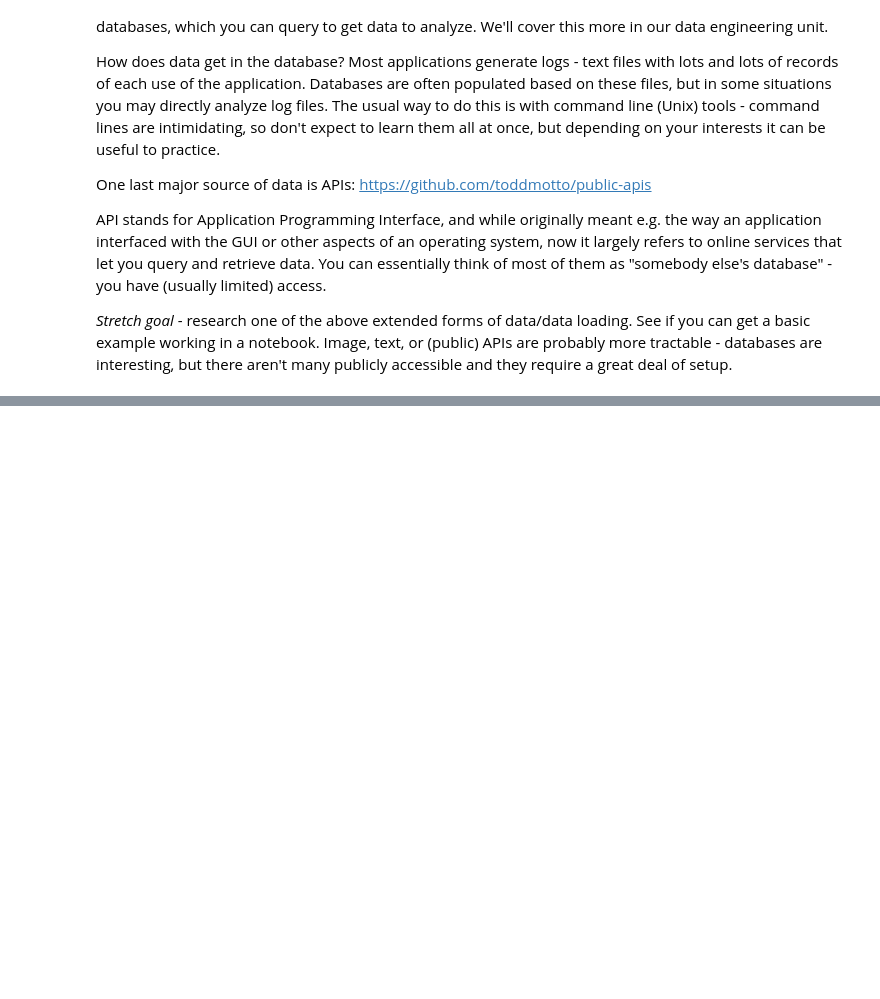
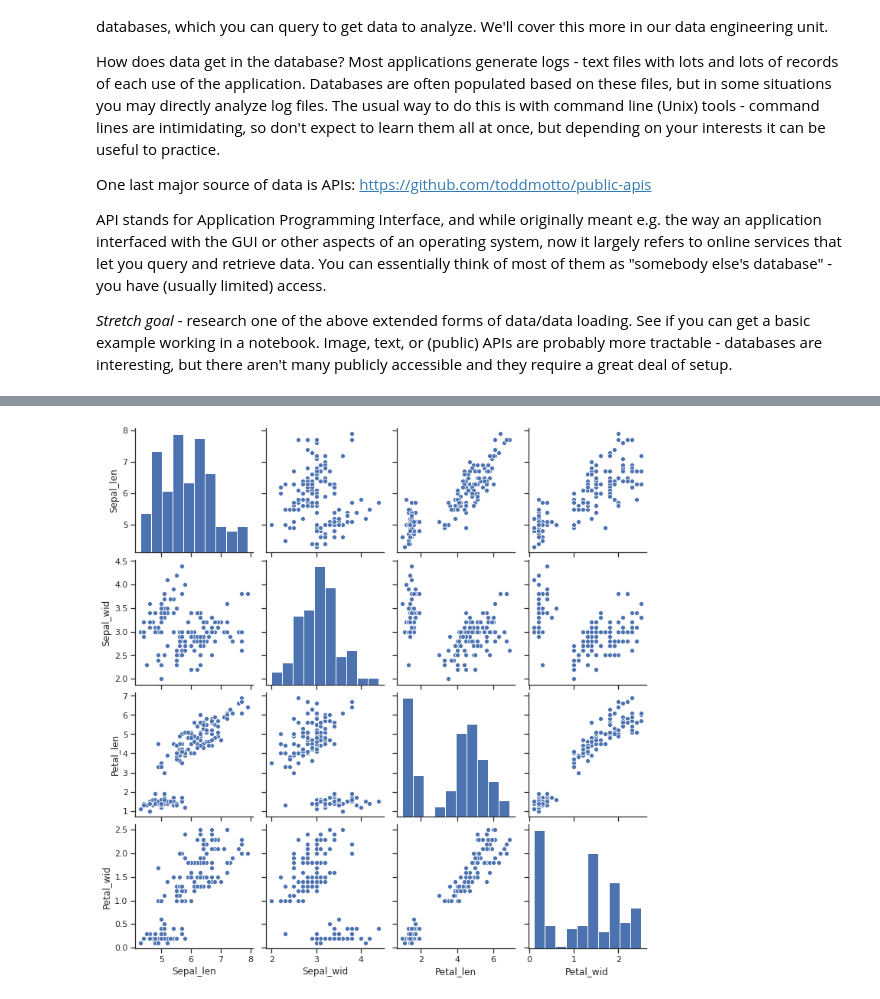
Before and after one commit to popkdodge/DS-Unit-1-Sprint-1-Data-Wrangling-and-Storytelling, a Jupyter notebook: module1-exploratory-data-analysis/LS_DS_111_Exploratory_Data_Analysis_Assignment.ipynb, the cells around one changed output, grey strips where cells are left out. Drawn from its saved outputs; the diff is of its cells as text; code cells hidden in the pictures; blank space fills up the shorter version.

```diff
--- a/module1-exploratory-data-analysis/LS_DS_111_Exploratory_Data_Analysis_Assignment.ipynb
+++ b/module1-exploratory-data-analysis/LS_DS_111_Exploratory_Data_Analysis_Assignment.ipynb
@@ -267,3 +267,6 @@ One last major source of data is APIs: https://github.com/toddmotto/public-apis
 API stands for Application Programming Interface, and while originally meant e.g. the way an application interfaced with the GUI or other aspects of an operating system, now it largely refers to online services that let you query and retrieve data. You can essentially think of most of them as "somebody else's database" - you have (usually limited) access.
 
 *Stretch goal* - research one of the above extended forms of data/data loading. See if you can get a basic example working in a notebook. Image, text, or (public) APIs are probably more tractable - databases are interesting, but there aren't many publicly accessible and they require a great deal of setup.
+# %%
+iris_url = 'https://archive.ics.uci.edu/ml/machine-learning-databases/iris/iris.data'
+iris = pd.read_csv(iris_url)
@@ -269,0 +282,4 @@ API stands for Application Programming Interface, and while originally meant e.g
+# %%
+iris_column_header = ['Sepal_len', 'Sepal_wid', 'Petal_len', 'Petal_wid', 'Class']
+# %%
+iris = pd.read_csv(iris_url, names=iris_column_header)
@@ -269,0 +297,4 @@ API stands for Application Programming Interface, and while originally meant e.g
+# %%
+seaborn_pairplot = sns.pairplot(iris)
+# %% [output]
+[figure, added]
```
Also changed, not shown: parts of 12 cells of this notebook.
